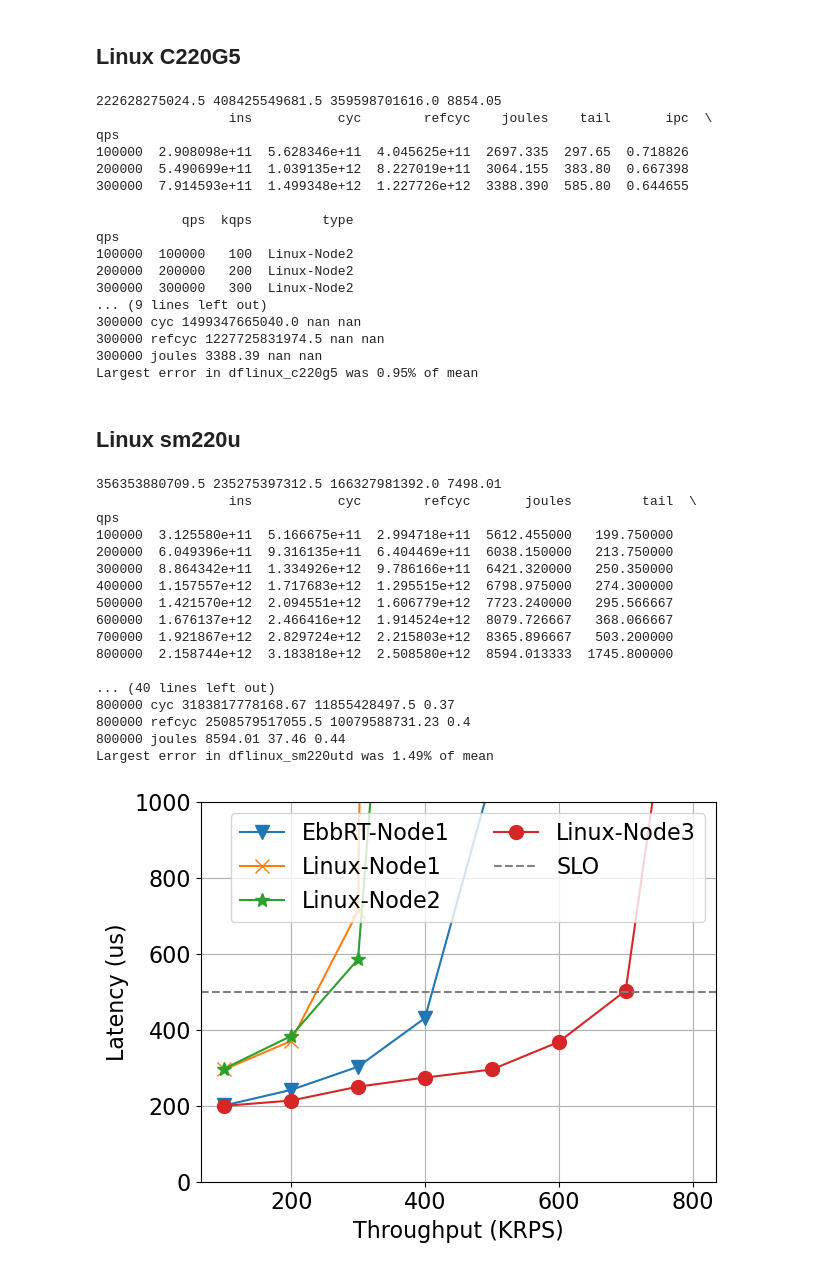
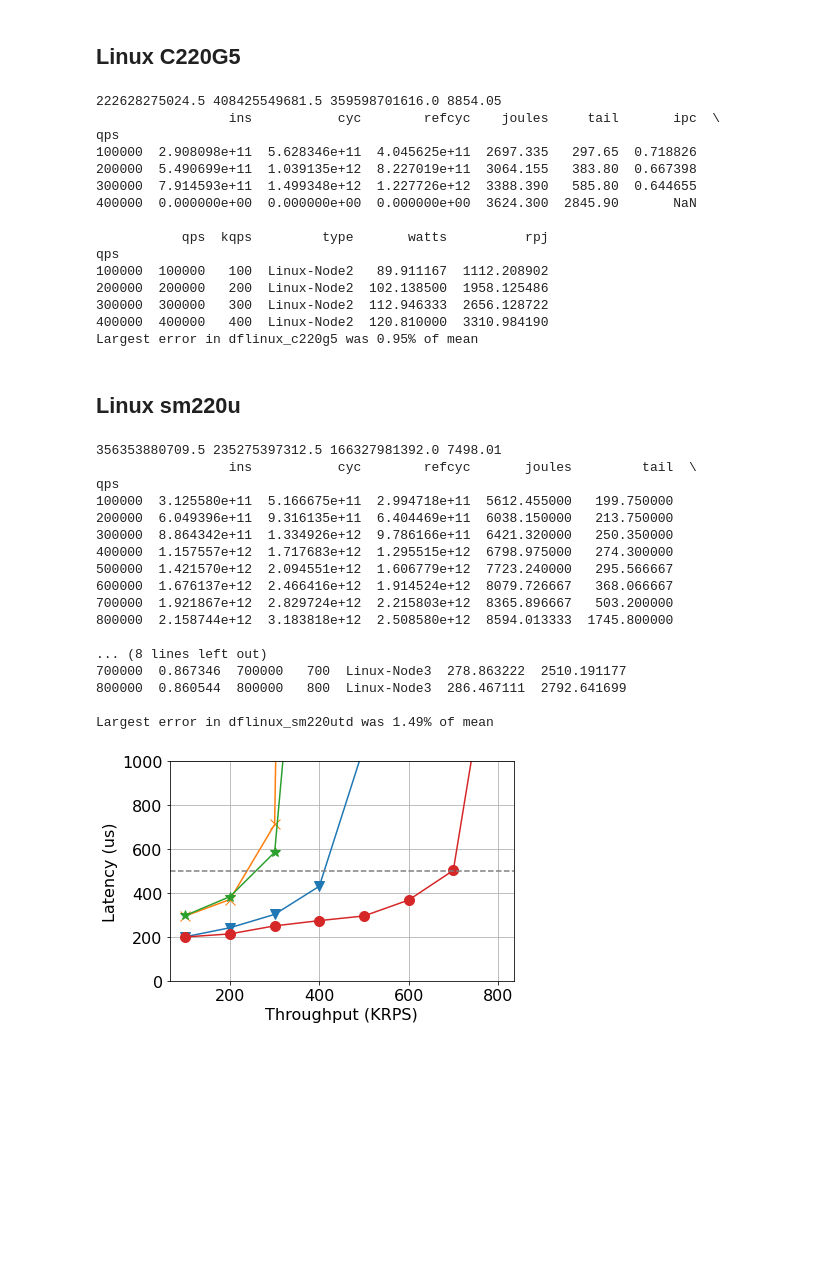
Before and after one commit to handong32/cloudlab, a Jupyter notebook: baremetal_ebbrt/hotcarbon_silo.ipynb, the cells around one changed output. Drawn from its saved outputs; the diff is of its cells as text; code cells hidden in the pictures; blank space fills up the shorter version.

```diff
--- a/baremetal_ebbrt/hotcarbon_silo.ipynb
+++ b/baremetal_ebbrt/hotcarbon_silo.ipynb
@@ -76,6 +76,8 @@ dfebbrt=dfebbrt.drop(columns=['i'])
 dfebbrt['qps'] = qpss
 dfebbrt['kqps']=[int(x / 1000) for x in qpss]
 dfebbrt['type']='EbbRT-Node1'
+dfebbrt['watts'] = dfebbrt['joules']/30.0
+dfebbrt['rpj'] = dfebbrt['qps']/dfebbrt['watts']
 print(dfebbrt)
 
 dfebbrtstd = df.groupby(['qps']).std()
@@ -138,7 +140,7 @@ refcyc_oh = np.mean(refcyc_oh_arr)
 joules_oh = np.mean(joules_oh_arr)
 
 print(ins_oh, cyc_oh, refcyc_oh, joules_oh)
-for mqps in range(100000, 400000, 100000):
+for mqps in range(100000, 500000, 100000):
     for iter in range(0, 5):
         if os.path.exists(f"c220g1/linux_silo/PerfStat.Ins.linux_silo_mqps{mqps}_iter{iter}") and os.path.exists(f"c220g1/linux_silo/PerfStat.Joules.linux_silo_mqps{mqps}_iter{iter}"):
             ins=0
@@ -174,6 +176,8 @@ dflinux_c220g1=dflinux_c220g1.drop(columns=['i'])
 dflinux_c220g1['qps'] = qpss
 dflinux_c220g1['kqps']=[int(x / 1000) for x in qpss]
 dflinux_c220g1['type']='Linux-Node1'
+dflinux_c220g1['watts'] = dflinux_c220g1['joules']/30.0
+dflinux_c220g1['rpj'] = dflinux_c220g1['qps']/dflinux_c220g1['watts']
 print(dflinux_c220g1)
 
 dflinux_c220g1std = df.groupby(['qps']).std()
@@ -233,7 +239,7 @@ refcyc_oh = np.mean(refcyc_oh_arr)
 joules_oh = np.mean(joules_oh_arr)
 
 print(ins_oh, cyc_oh, refcyc_oh, joules_oh)
-for mqps in range(100000, 400000, 100000):
+for mqps in range(100000, 500000, 100000):
     for iter in range(0, 5):
         if os.path.exists(f"c220g5/linux_silo/PerfStat.Ins.linux_silo_mqps{mqps}_iter{iter}") and os.path.exists(f"c220g5/linux_silo/PerfStat.Joules.linux_silo_mqps{mqps}_iter{iter}"):
             ins=0
@@ -269,6 +275,8 @@ dflinux_c220g5=dflinux_c220g5.drop(columns=['i'])
 dflinux_c220g5['qps'] = qpss
 dflinux_c220g5['kqps']=[int(x / 1000) for x in qpss]
 dflinux_c220g5['type']='Linux-Node2'
+dflinux_c220g5['watts'] = dflinux_c220g5['joules']/30.0
+dflinux_c220g5['rpj'] = dflinux_c220g5['qps']/dflinux_c220g5['watts']
 print(dflinux_c220g5)
 
 dflinux_c220g5std = df.groupby(['qps']).std()
@@ -278,26 +286,24 @@ for mqps in range(100000, 400000, 100000):
     for metric in ['ins', 'cyc', 'refcyc', 'joules']:
         meanm=round(float(dflinux_c220g5[(dflinux_c220g5['qps'] == mqps)][metric]), 2)
         stdm=round(float(dflinux_c220g5std[(dflinux_c220g5std['qps'] == mqps)][metric]),2)
-        print(mqps, metric, meanm, stdm, round((stdm/meanm)*100.0, 2))
+        #print(mqps, metric, meanm, stdm, round((stdm/meanm)*100.0, 2))
         maxerr=max(maxerr, round((stdm/meanm)*100.0, 2))
 print(f"Largest error in dflinux_c220g5 was {maxerr}% of mean")
 # %% [output]
 222628275024.5 408425549681.5 359598701616.0 8854.05
-                 ins           cyc        refcyc    joules    tail       ipc  \
+                 ins           cyc        refcyc    joules     tail       ipc  \
 qps
-100000  2.908098e+11  5.628346e+11  4.045625e+11  2697.335  297.65  0.718826
-200000  5.490699e+11  1.039135e+12  8.227019e+11  3064.155  383.80  0.667398
-300000  7.914593e+11  1.499348e+12  1.227726e+12  3388.390  585.80  0.644655
+100000  2.908098e+11  5.628346e+11  4.045625e+11  2697.335   297.65  0.718826
+200000  5.490699e+11  1.039135e+12  8.227019e+11  3064.155   383.80  0.667398
+300000  7.914593e+11  1.499348e+12  1.227726e+12  3388.390   585.80  0.644655
+400000  0.000000e+00  0.000000e+00  0.000000e+00  3624.300  2845.90       NaN
 
-           qps  kqps         type
+           qps  kqps         type       watts          rpj
 qps
-100000  100000   100  Linux-Node2
-200000  200000   200  Linux-Node2
-300000  300000   300  Linux-Node2
-... (9 lines left out)
-300000 cyc 1499347665040.0 nan nan
-300000 refcyc 1227725831974.5 nan nan
-300000 joules 3388.39 nan nan
+100000  100000   100  Linux-Node2   89.911167  1112.208902
+200000  200000   200  Linux-Node2  102.138500  1958.125486
+300000  300000   300  Linux-Node2  112.946333  2656.128722
+400000  400000   400  Linux-Node2  120.810000  3310.984190
 Largest error in dflinux_c220g5 was 0.95% of mean
 # %% [markdown]
 ## Linux sm220u
@@ -368,6 +374,8 @@ dflinux_sm220u=dflinux_sm220u.drop(columns=['i'])
 dflinux_sm220u['qps'] = qpss
 dflinux_sm220u['kqps']=[int(x / 1000) for x in qpss]
 dflinux_sm220u['type']='Linux-Node3'
+dflinux_sm220u['watts'] = dflinux_sm220u['joules']/30.0
+dflinux_sm220u['rpj'] = dflinux_sm220u['qps']/dflinux_sm220u['watts']
 print(dflinux_sm220u)
 
 dflinux_sm220ustd = df.groupby(['qps']).std()
@@ -380,7 +388,7 @@ for mqps in range(100000, 900000, 100000):
 
         meanm=round(float(dflinux_sm220u[(dflinux_sm220u['qps'] == mqps)][metric]), 2)
         stdm=round(float(dflinux_sm220ustd[(dflinux_sm220ustd['qps'] == mqps)][metric]),2)
-        print(mqps, metric, meanm, stdm, round((stdm/meanm)*100.0, 2))
+        #print(mqps, metric, meanm, stdm, round((stdm/meanm)*100.0, 2))
         maxerr=max(maxerr, round((stdm/meanm)*100.0, 2))
 print(f"Largest error in dflinux_sm220utd was {maxerr}% of mean")
 # %% [output]
@@ -396,31 +404,31 @@ qps
 700000  1.921867e+12  2.829724e+12  2.215803e+12  8365.896667   503.200000
 800000  2.158744e+12  3.183818e+12  2.508580e+12  8594.013333  1745.800000
 
-... (40 lines left out)
-800000 cyc 3183817778168.67 11855428497.5 0.37
-800000 refcyc 2508579517055.5 10079588731.23 0.4
-800000 joules 8594.01 37.46 0.44
+... (8 lines left out)
+700000  0.867346  700000   700  Linux-Node3  278.863222  2510.191177
+800000  0.860544  800000   800  Linux-Node3  286.467111  2792.641699
+
 Largest error in dflinux_sm220utd was 1.49% of mean
 # %%
 fs=16
 plt.rc('axes', labelsize=fs)    # fontsize of the x and y labels
 plt.rc('xtick', labelsize=fs)    # fontsize of the tick labels
 plt.rc('ytick', labelsize=fs)    # fontsize of the tick labels
 
 # Plot 99 tail
 for df in [dfebbrt, dflinux_c220g1, dflinux_c220g5, dflinux_sm220u]:
-    plt.plot(df['kqps'], df['tail'], marker=ms[str(df['type'].unique()[0])], markersize=10, ls='-', label=str(df['type'].unique()[0]))
+    plt.plot(df['kqps'].values, df['tail'].values, marker=ms[str(df['type'].unique()[0])], markersize=10, ls='-', label=str(df['type'].unique()[0]))
 plt.axhline(y = 500, color = 'grey', linestyle = '--', label='SLO')
 plt.xlabel("Throughput (KRPS)", fontsize=fs)
 plt.ylabel("Latency (us)", fontsize=fs)
 plt.ylim(bottom=0, top=1000)
 plt.grid()
-plt.legend(ncols=2, fontsize=fs)
+#plt.legend(ncol=2, fontsize=15)
 plt.tight_layout()
 plt.savefig("silo_latency.pdf")
 #plt.show()
 # %% [output]
-[figure, old version]
+[figure, new version]
 # %%
 fs=16
 plt.rc('axes', labelsize=fs)    # fontsize of the x and y labels
```
Also changed, not shown: parts of 5 cells of this notebook, 1 other file.
